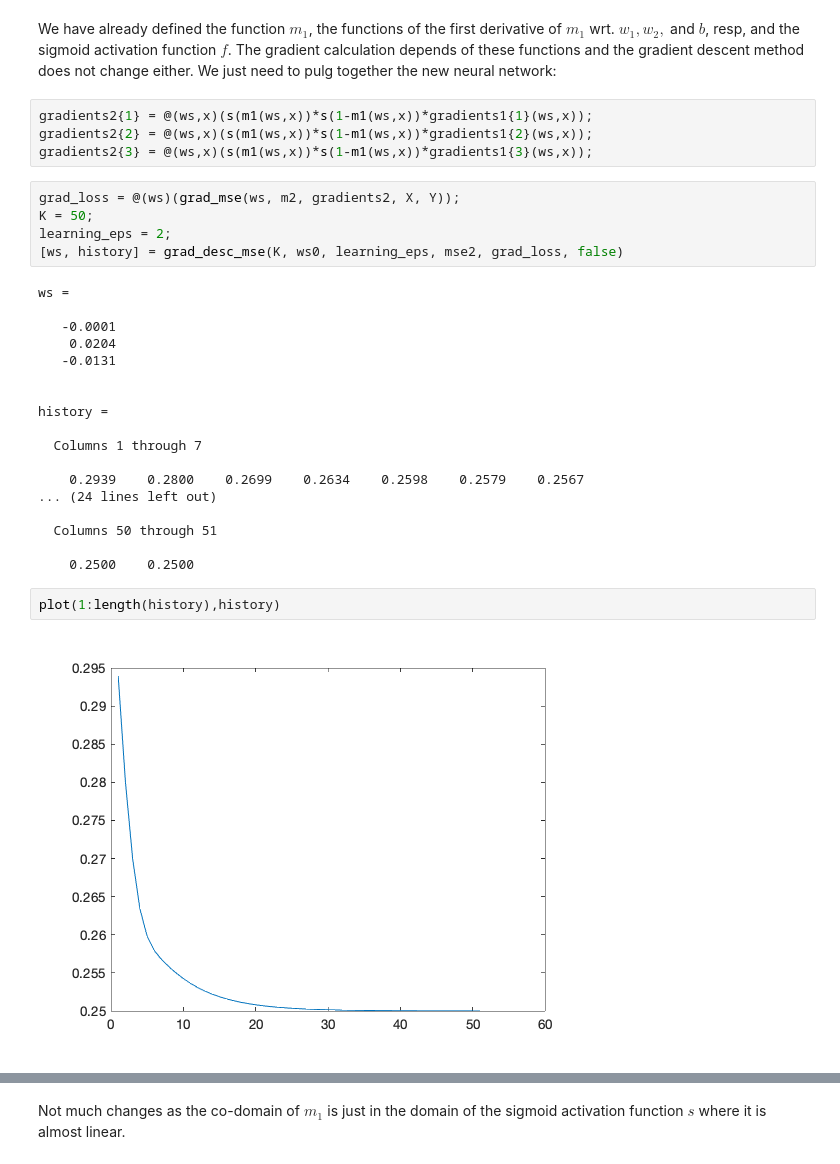
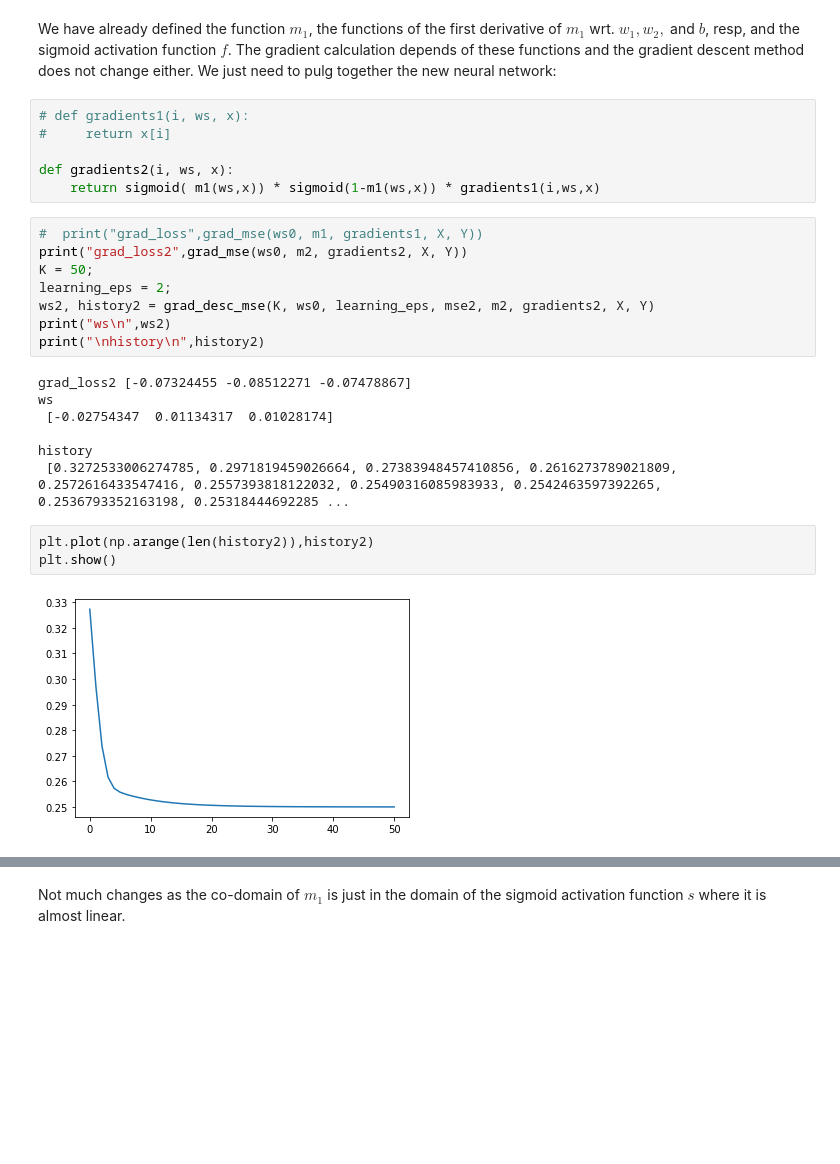
Before and after one commit to derekchased/Public-ML-Notebooks, a Jupyter notebook: DL_py_Learn_an_XOR_Neural_Network_using_gradient_based_optimization.ipynb, the cells around one changed output, grey strips where cells are left out. Cells and saved outputs as stored; diff of their text form; blank space fills up the shorter version.

```diff
--- a/DL_py_Learn_an_XOR_Neural_Network_using_gradient_based_optimization.ipynb
+++ b/DL_py_Learn_an_XOR_Neural_Network_using_gradient_based_optimization.ipynb
@@ -262,35 +243,30 @@ $$
 $$
 # %% [markdown]
 We have already defined the function $m_1$, the functions of the first derivative of $m_1$ wrt. $w_1, w_2,$ and $b$, resp, and the sigmoid activation function $f$. The gradient calculation depends of these functions and the gradient descent method does not change either. We just need to pulg together the new neural network:
-# %%
-gradients2{1} = @(ws,x)(s(m1(ws,x))*s(1-m1(ws,x))*gradients1{1}(ws,x));
-gradients2{2} = @(ws,x)(s(m1(ws,x))*s(1-m1(ws,x))*gradients1{2}(ws,x));
-gradients2{3} = @(ws,x)(s(m1(ws,x))*s(1-m1(ws,x))*gradients1{3}(ws,x));
+# %%
+# def gradients1(i, ws, x):
+#     return x[i]
+
+def gradients2(i, ws, x):
+    return sigmoid( m1(ws,x)) * sigmoid(1-m1(ws,x)) * gradients1(i,ws,x)
 # %%
-grad_loss = @(ws)(grad_mse(ws, m2, gradients2, X, Y));
+#  print("grad_loss",grad_mse(ws0, m1, gradients1, X, Y))
+print("grad_loss2",grad_mse(ws0, m2, gradients2, X, Y))
 K = 50;
 learning_eps = 2;
-[ws, history] = grad_desc_mse(K, ws0, learning_eps, mse2, grad_loss, false)
+ws2, history2 = grad_desc_mse(K, ws0, learning_eps, mse2, m2, gradients2, X, Y)
+print("ws\n",ws2)
+print("\nhistory\n",history2)
 # %% [output]
-ws =
+grad_loss2 [-0.07324455 -0.08512271 -0.07478867]
+ws
+ [-0.02754347  0.01134317  0.01028174]
 
-   -0.0001
-    0.0204
-   -0.0131
-
-
-history =
-
-  Columns 1 through 7
-
-    0.2939    0.2800    0.2699    0.2634    0.2598    0.2579    0.2567
-... (24 lines left out)
-
-  Columns 50 through 51
-
-    0.2500    0.2500
+history
+ [0.3272533006274785, 0.2971819459026664, 0.27383948457410856, 0.2616273789021809, 0.2572616433547416, 0.2557393818122032, 0.25490316085983933, 0.2542463597392265, 0.2536793352163198, 0.25318444692285 ...
-# %%
-plot(1:length(history),history)
-# %% [output]
-[figure, removed]
+# %%
+plt.plot(np.arange(len(history2)),history2)
+plt.show()
+# %% [output]
+[figure, added]
 # %%
```
Also changed, not shown: parts of 28 cells of this notebook.
